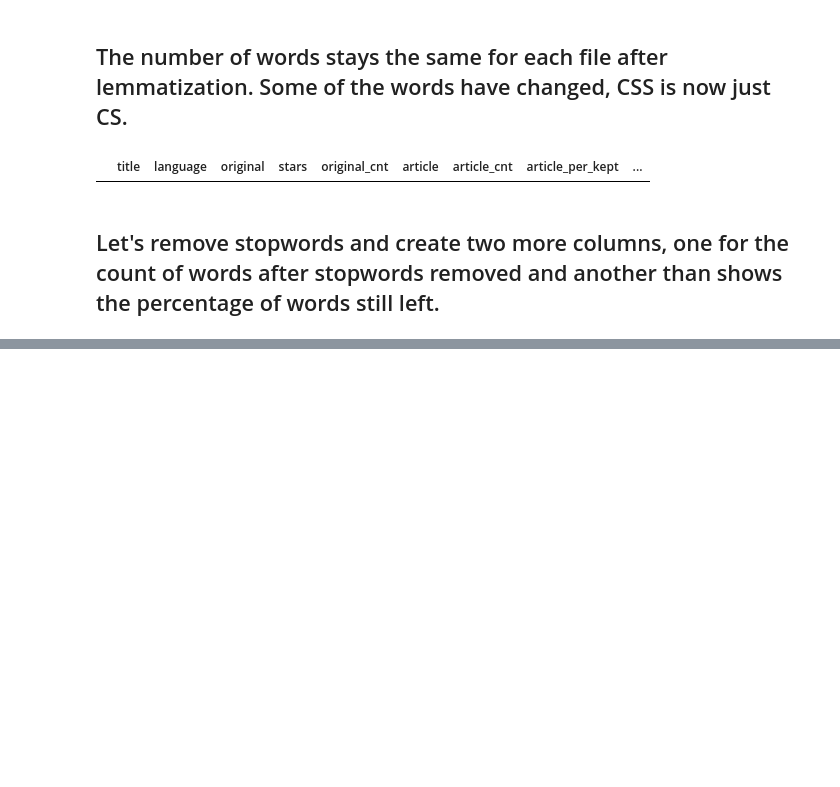
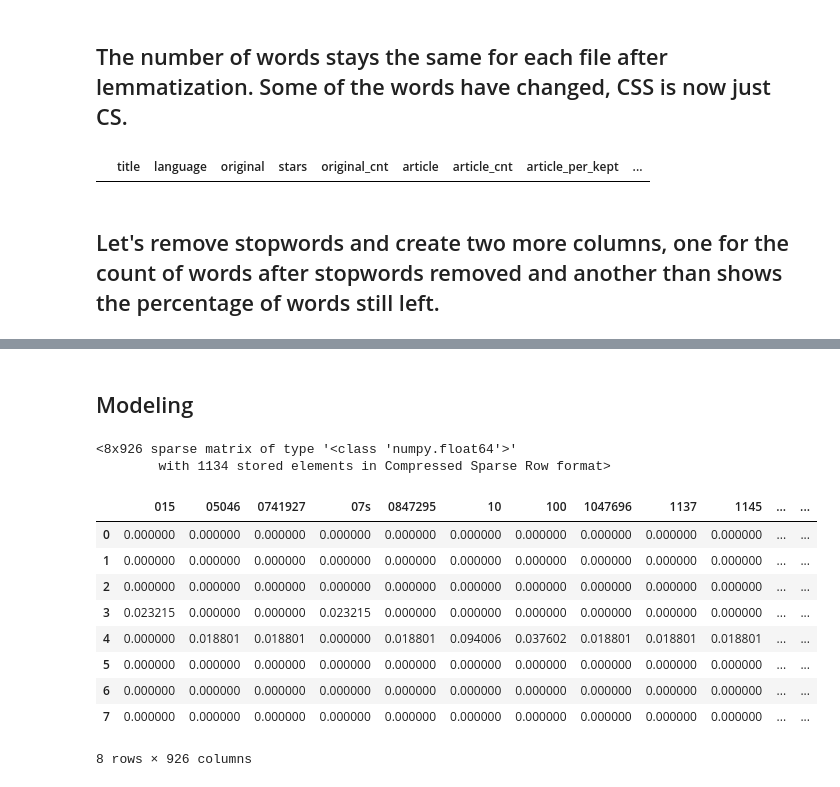
Before and after one commit to codeup-cyber-linguists/languages-classifier, a Jupyter notebook: jb_github_language_classifier.ipynb, the cells around one changed output, grey strips where cells are left out. Drawn from its saved outputs; the diff is of its cells as text; code cells hidden in the pictures; blank space fills up the shorter version.

```diff
--- a/jb_github_language_classifier.ipynb
+++ b/jb_github_language_classifier.ipynb
@@ -343,0 +491,4 @@ df[df.per_stopwords_kept < .6]
+# %% [markdown]
+## Modeling
+# %%
+docs = dict(zip(df.language.values, df.clean.values))
@@ -343,0 +497,21 @@ df[df.per_stopwords_kept < .6]
+# %%
+tfidf = TfidfVectorizer()
+tfidfs = tfidf.fit_transform(docs.values())
+tfidfs
+# %% [output]
+<8x926 sparse matrix of type '<class 'numpy.float64'>'
+        with 1134 stored elements in Compressed Sparse Row format>
+# %%
+sm = pd.DataFrame(tfidfs.todense(), columns=tfidf.get_feature_names())
+sm
+# %% [output]
+|  | 015 | 05046 | 0741927 | 07s | 0847295 | 10 | 100 | 1047696 | 1137 | 1145 | ... | ... |
+| 0 | 0.000000 | 0.000000 | 0.000000 | 0.000000 | 0.000000 | 0.000000 | 0.000000 | 0.000000 | 0.000000 | 0.000000 | ... | ... |
+| 1 | 0.000000 | 0.000000 | 0.000000 | 0.000000 | 0.000000 | 0.000000 | 0.000000 | 0.000000 | 0.000000 | 0.000000 | ... | ... |
+| 2 | 0.000000 | 0.000000 | 0.000000 | 0.000000 | 0.000000 | 0.000000 | 0.000000 | 0.000000 | 0.000000 | 0.000000 | ... | ... |
+| 3 | 0.023215 | 0.000000 | 0.000000 | 0.023215 | 0.000000 | 0.000000 | 0.000000 | 0.000000 | 0.000000 | 0.000000 | ... | ... |
+| 4 | 0.000000 | 0.018801 | 0.018801 | 0.000000 | 0.018801 | 0.094006 | 0.037602 | 0.018801 | 0.018801 | 0.018801 | ... | ... |
+| 5 | 0.000000 | 0.000000 | 0.000000 | 0.000000 | 0.000000 | 0.000000 | 0.000000 | 0.000000 | 0.000000 | 0.000000 | ... | ... |
+| 6 | 0.000000 | 0.000000 | 0.000000 | 0.000000 | 0.000000 | 0.000000 | 0.000000 | 0.000000 | 0.000000 | 0.000000 | ... | ... |
+| 7 | 0.000000 | 0.000000 | 0.000000 | 0.000000 | 0.000000 | 0.000000 | 0.000000 | 0.000000 | 0.000000 | 0.000000 | ... | ... |
+8 rows × 926 columns
```
Also changed, not shown: parts of 54 cells of this notebook.
